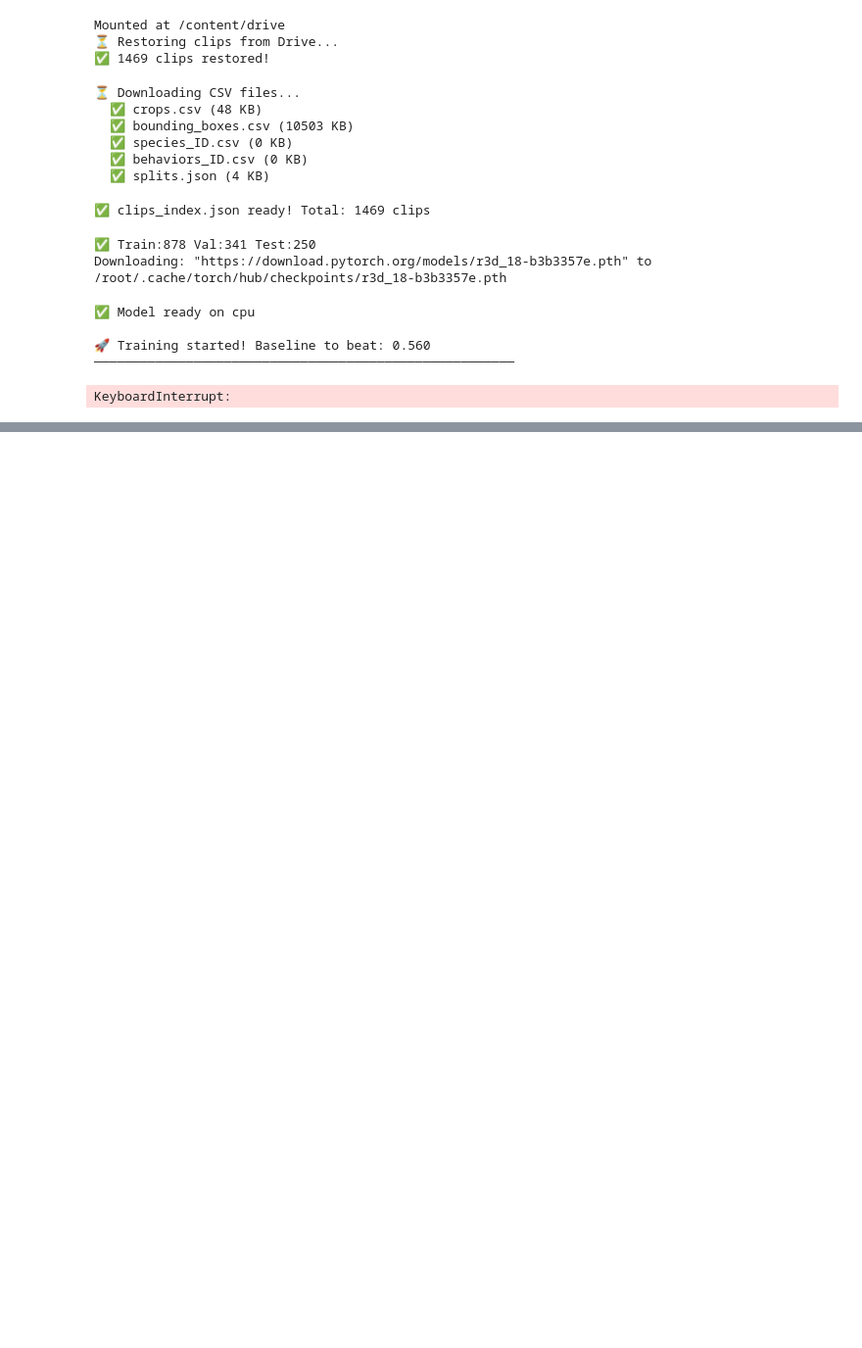
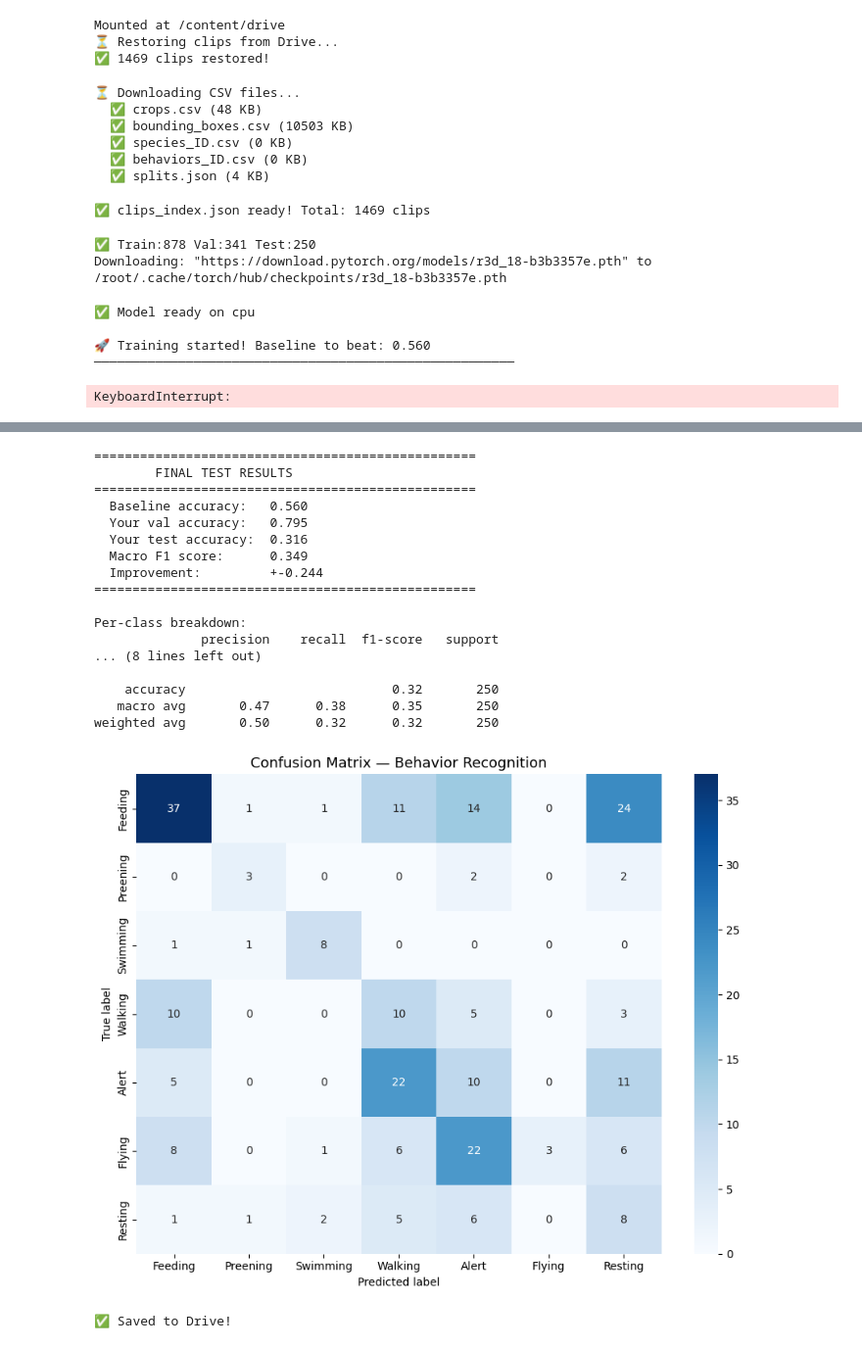
Before and after one commit to Rima-fathallah/bird-behavior-ai, a Jupyter notebook: 02_behavior_recognition.ipynb, the cells around one changed output, grey strips where cells are left out. Shown at 98% size. Cells and saved outputs as stored; diff of their text form; code cells hidden in the pictures; blank space fills up the shorter version.

```diff
--- a/02_behavior_recognition.ipynb
+++ b/02_behavior_recognition.ipynb
@@ -2640,0 +3114,77 @@ KeyboardInterrupt:
+# %%
+from sklearn.metrics import classification_report, confusion_matrix
+import matplotlib.pyplot as plt
+import seaborn as sns
+
+# Load best model
+model.load_state_dict(torch.load(f'{drive}/best_model_v2.pth',
+                                  map_location=device))
+model.eval()
+
+test_loader = DataLoader(
+    ClipDataset(test_clips, clips_dir, val_transform),
+    batch_size=16, shuffle=False, num_workers=2)
+
+all_preds, all_labels = [], []
+with torch.no_grad():
+    for clips, labels in tqdm(test_loader, desc="Testing"):
+        clips, labels = clips.to(device), labels.to(device)
+        out = model(clips)
+        all_preds.extend(out.argmax(1).cpu().numpy())
+        all_labels.extend(labels.cpu().numpy())
+
+test_acc = accuracy_score(all_labels, all_preds)
+test_f1  = f1_score(all_labels, all_preds,
+                     average='macro', zero_division=0)
+
+print("=" * 50)
+print("        FINAL TEST RESULTS")
+print("=" * 50)
+print(f"  Baseline accuracy:   0.560")
+print(f"  Your val accuracy:   0.795")
+print(f"  Your test accuracy:  {test_acc:.3f}")
+print(f"  Macro F1 score:      {test_f1:.3f}")
+print(f"  Improvement:         +{test_acc-0.56:.3f}")
+print("=" * 50)
+
+behavior_names = ['Feeding','Preening','Swimming',
+                  'Walking','Alert','Flying','Resting']
+
+print("\nPer-class breakdown:")
+print(classification_report(all_labels, all_preds,
+                             target_names=behavior_names,
+                             zero_division=0))
+
+# Confusion matrix
+cm = confusion_matrix(all_labels, all_preds)
+plt.figure(figsize=(9,7))
+sns.heatmap(cm, annot=True, fmt='d', cmap='Blues',
+            xticklabels=behavior_names,
+            yticklabels=behavior_names)
+plt.title('Confusion Matrix — Behavior Recognition', fontsize=13)
+plt.ylabel('True label')
+plt.xlabel('Predicted label')
+plt.tight_layout()
+plt.savefig(f'{drive}/confusion_matrix_v2.png', dpi=150)
+plt.show()
+print("✅ Saved to Drive!")
+# %% [output]
+==================================================
+        FINAL TEST RESULTS
+==================================================
+  Baseline accuracy:   0.560
+  Your val accuracy:   0.795
+  Your test accuracy:  0.316
+  Macro F1 score:      0.349
+  Improvement:         +-0.244
+==================================================
+
+Per-class breakdown:
+              precision    recall  f1-score   support
+... (8 lines left out)
+
+    accuracy                           0.32       250
+   macro avg       0.47      0.38      0.35       250
+weighted avg       0.50      0.32      0.32       250
+[figure, added]
+✅ Saved to Drive!
```
Also changed, not shown: parts of 9 cells of this notebook.
